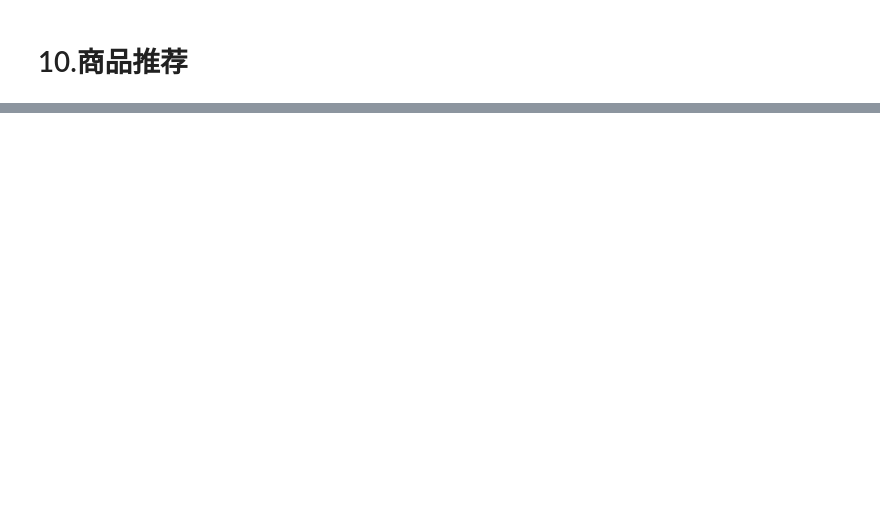
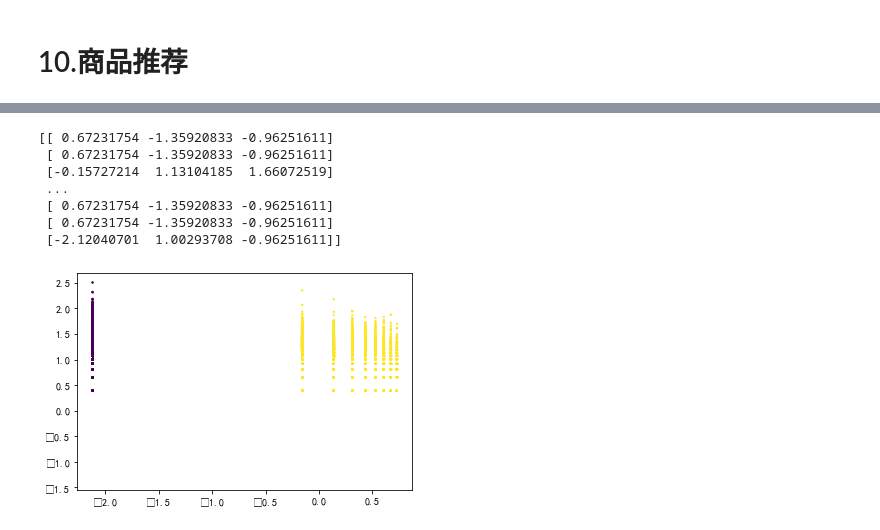
Before and after one commit to Yhcrown/CS306-Data-minning-project, a Jupyter notebook: src/project.ipynb, the cells around one changed output, grey strips where cells are left out. Saved outputs shown, nothing was run; the diff lists cells and outputs as text; code cells hidden in the pictures; blank space fills up the shorter version.

```diff
--- a/src/project.ipynb
+++ b/src/project.ipynb
@@ -406,0 +407,18 @@ sim_item_pv[0:20]
+# %%
+import matplotlib.pyplot as plt
+plt.rcParams['font.family'] = ['sans-serif']
+plt.rcParams['font.sans-serif'] = ['SimHei']
+X = RFM_normalization[:987991]
+print(X)
+Y = KMeans(n_clusters=3, random_state=9).fit_predict(X)
+plt.scatter(X[:, 0], X[:, 1],X[:, 2], c=Y)
+plt.show()
+# %% [output]
+[[ 0.67231754 -1.35920833 -0.96251611]
+ [ 0.67231754 -1.35920833 -0.96251611]
+ [-0.15727214  1.13104185  1.66072519]
+ ...
+ [ 0.67231754 -1.35920833 -0.96251611]
+ [ 0.67231754 -1.35920833 -0.96251611]
+ [-2.12040701  1.00293708 -0.96251611]]
+[figure, added]
```
Also changed, not shown: parts of 16 cells of this notebook.
